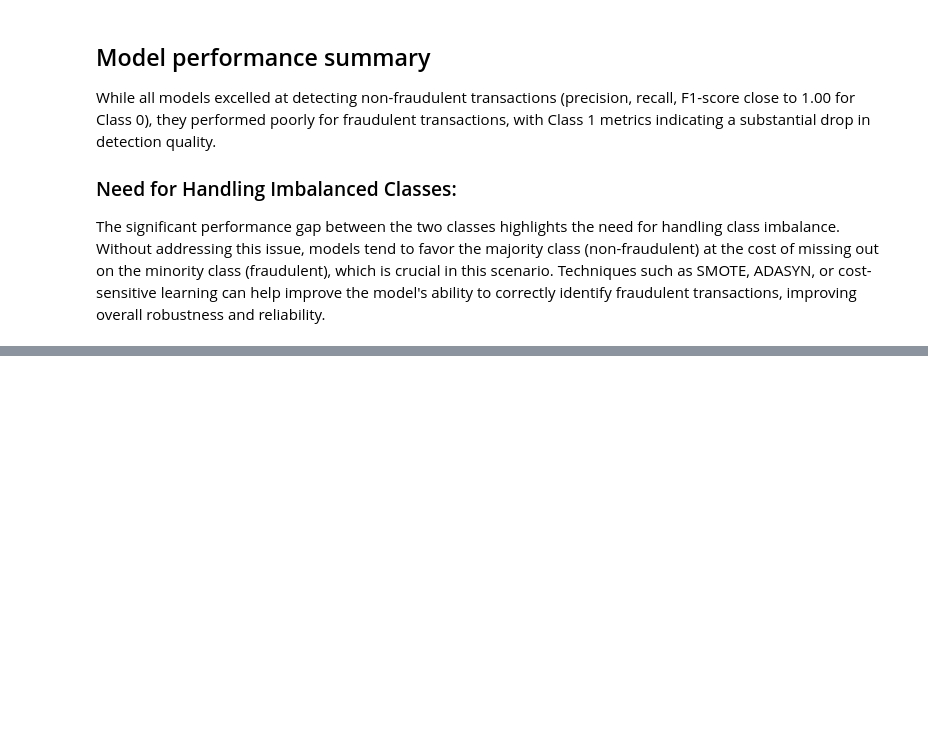
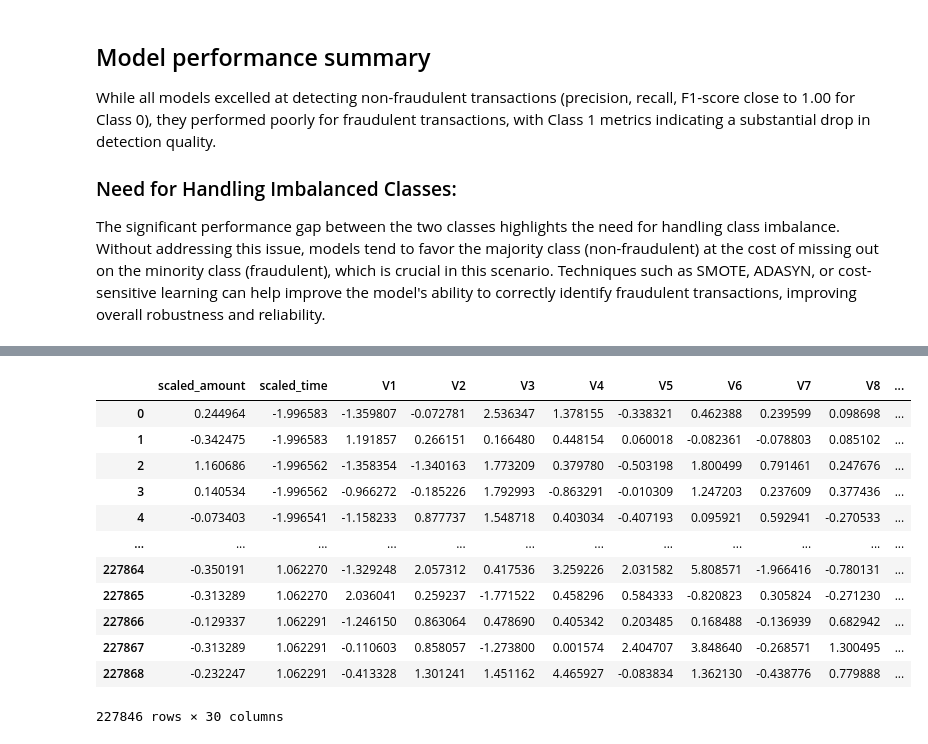
Before and after one commit to NinadGawali/Credit_Card_Fraud, a Jupyter notebook: Program_Files/code.ipynb, the cells around one changed output, grey strips where cells are left out. Saved outputs shown, nothing was run; the diff lists cells and outputs as text; code cells hidden in the pictures; blank space fills up the shorter version.

```diff
--- a/Program_Files/code.ipynb
+++ b/Program_Files/code.ipynb
@@ -444,0 +471,3 @@ The significant performance gap between the two classes highlights the need for
+# %%
+X = df.drop('Class', axis=1)
+y = df['Class']
@@ -444,0 +490,22 @@ The significant performance gap between the two classes highlights the need for
+# %%
+sss = StratifiedKFold(n_splits=5, shuffle=False)
+# %%
+for train_index, test_index in sss.split(X, y):
+    original_Xtrain, original_Xtest = X.iloc[train_index], X.iloc[test_index]
+    original_ytrain, original_ytest = y.iloc[train_index], y.iloc[test_index]
+# %%
+original_Xtrain
+# %% [output]
+|  | scaled_amount | scaled_time | V1 | V2 | V3 | V4 | V5 | V6 | V7 | V8 | ... |
+| 0 | 0.244964 | -1.996583 | -1.359807 | -0.072781 | 2.536347 | 1.378155 | -0.338321 | 0.462388 | 0.239599 | 0.098698 | ... |
+| 1 | -0.342475 | -1.996583 | 1.191857 | 0.266151 | 0.166480 | 0.448154 | 0.060018 | -0.082361 | -0.078803 | 0.085102 | ... |
+| 2 | 1.160686 | -1.996562 | -1.358354 | -1.340163 | 1.773209 | 0.379780 | -0.503198 | 1.800499 | 0.791461 | 0.247676 | ... |
+| 3 | 0.140534 | -1.996562 | -0.966272 | -0.185226 | 1.792993 | -0.863291 | -0.010309 | 1.247203 | 0.237609 | 0.377436 | ... |
+| 4 | -0.073403 | -1.996541 | -1.158233 | 0.877737 | 1.548718 | 0.403034 | -0.407193 | 0.095921 | 0.592941 | -0.270533 | ... |
+| ... | ... | ... | ... | ... | ... | ... | ... | ... | ... | ... | ... |
+| 227864 | -0.350191 | 1.062270 | -1.329248 | 2.057312 | 0.417536 | 3.259226 | 2.031582 | 5.808571 | -1.966416 | -0.780131 | ... |
+| 227865 | -0.313289 | 1.062270 | 2.036041 | 0.259237 | -1.771522 | 0.458296 | 0.584333 | -0.820823 | 0.305824 | -0.271230 | ... |
+| 227866 | -0.129337 | 1.062291 | -1.246150 | 0.863064 | 0.478690 | 0.405342 | 0.203485 | 0.168488 | -0.136939 | 0.682942 | ... |
+| 227867 | -0.313289 | 1.062291 | -0.110603 | 0.858057 | -1.273800 | 0.001574 | 2.404707 | 3.848640 | -0.268571 | 1.300495 | ... |
+| 227868 | -0.232247 | 1.062291 | -0.413328 | 1.301241 | 1.451162 | 4.465927 | -0.083834 | 1.362130 | -0.438776 | 0.779888 | ... |
+227846 rows × 30 columns
```
Also changed, not shown: parts of 34 cells of this notebook.
